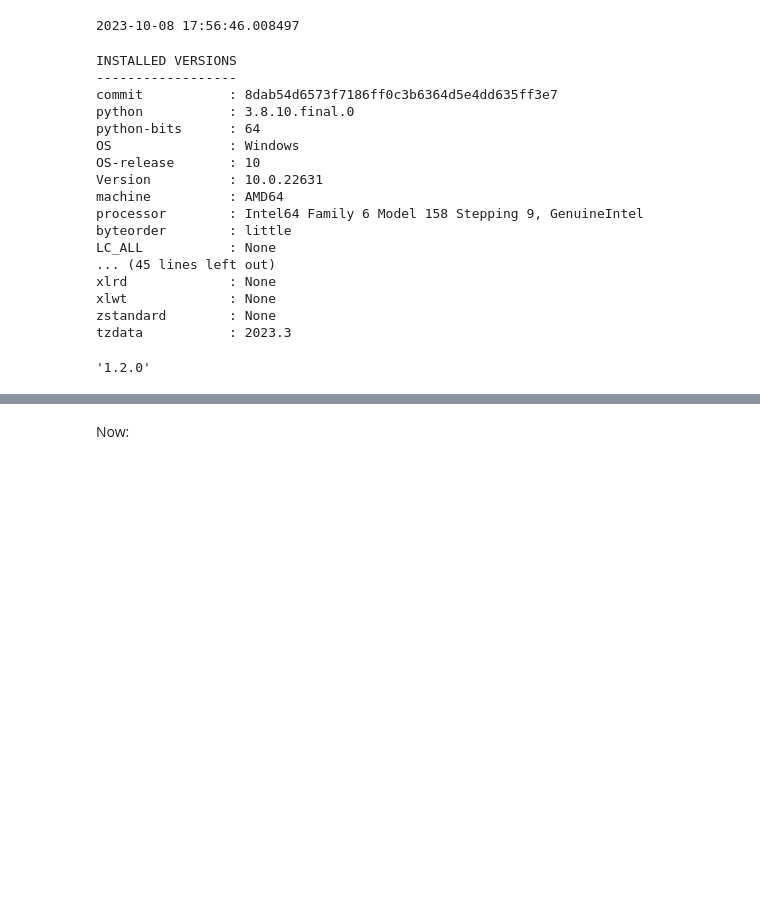
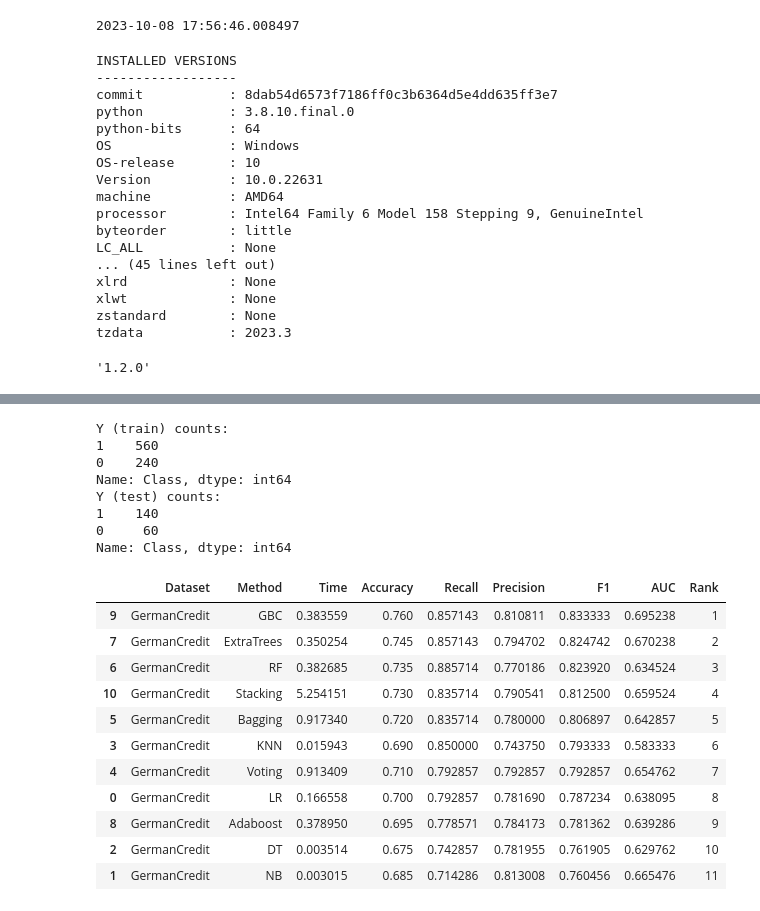
Before and after one commit to caojingw/ml_template, a Jupyter notebook: template.ipynb, the cells around one changed output, grey strips where cells are left out. Drawn from its saved outputs; the diff is of its cells as text; code cells hidden in the pictures; blank space fills up the shorter version.

```diff
--- a/template.ipynb
+++ b/template.ipynb
@@ -102,7 +89,7 @@ from sklearn.experimental import enable_hist_gradient_boosting  # noqa
 
 from sklearn.metrics import confusion_matrix, accuracy_score, f1_score, recall_score, precision_score, roc_auc_score
 
-import autosklearn.classification
+#import autosklearn.classification
 
 import time
 
@@ -139,15 +126,15 @@ def do_all_for_dataset(dataset_name, df, target_col, drop_cols=[]):
     rf = RandomForestClassifier(random_state=42, n_estimators=200)
     ada = AdaBoostClassifier(random_state=42, n_estimators=200)
 
-    scorer = autosklearn.metrics.make_scorer(
-        'f1_score',
-        sklearn.metrics.f1_score
-    )
-    automl = autosklearn.classification.AutoSklearnClassifier(
-          time_left_for_this_task=100, # run auto-sklearn for at most X secs
-          per_run_time_limit=15, # spend at most 60 sec for each model training
-          metric=scorer
-          )
+    # scorer = autosklearn.metrics.make_scorer(
+    #     'f1_score',
+    #     sklearn.metrics.f1_score
+    # )
+    # automl = autosklearn.classification.AutoSklearnClassifier(
+    #       time_left_for_this_task=100, # run auto-sklearn for at most X secs
+    #       per_run_time_limit=15, # spend at most 60 sec for each model training
+    #       metric=scorer
+    #       )
 
 
     est_list = [('DT', dt), ('LR', lr), ('NB', nb), ('RF', rf), ('ADA', ada)]
@@ -164,7 +151,7 @@ def do_all_for_dataset(dataset_name, df, target_col, drop_cols=[]):
         "Adaboost": ada,
         "GBC": GradientBoostingClassifier(random_state=42, n_estimators=200),
         "Stacking": StackingClassifier(estimators=est_list, final_estimator=LogisticRegression()),
-        "automl": automl,
+        #"automl": automl,
     }
 
     model_results = list()
@@ -203,8 +190,26 @@ def do_all_for_dataset(dataset_name, df, target_col, drop_cols=[]):
 # %%
 # German Credit Example
 df = pd.read_csv('https://raw.githubusercontent.com/stepthom/869_course/main/data/GermanCredit.csv')
 r = do_all_for_dataset('GermanCredit', df, target_col='Class', drop_cols=[])
-results.append(r)
 r
+# %% [output]
+Y (train) counts:
+1    560
+0    240
+Name: Class, dtype: int64
+Y (test) counts:
+1    140
+0     60
+Name: Class, dtype: int64
+|  | Dataset | Method | Time | Accuracy | Recall | Precision | F1 | AUC | Rank |
+| 9 | GermanCredit | GBC | 0.383559 | 0.760 | 0.857143 | 0.810811 | 0.833333 | 0.695238 | 1 |
+| 7 | GermanCredit | ExtraTrees | 0.350254 | 0.745 | 0.857143 | 0.794702 | 0.824742 | 0.670238 | 2 |
+| 6 | GermanCredit | RF | 0.382685 | 0.735 | 0.885714 | 0.770186 | 0.823920 | 0.634524 | 3 |
+| 10 | GermanCredit | Stacking | 5.254151 | 0.730 | 0.835714 | 0.790541 | 0.812500 | 0.659524 | 4 |
+| 5 | GermanCredit | Bagging | 0.917340 | 0.720 | 0.835714 | 0.780000 | 0.806897 | 0.642857 | 5 |
+| 3 | GermanCredit | KNN | 0.015943 | 0.690 | 0.850000 | 0.743750 | 0.793333 | 0.583333 | 6 |
+| 4 | GermanCredit | Voting | 0.913409 | 0.710 | 0.792857 | 0.792857 | 0.792857 | 0.654762 | 7 |
+| 0 | GermanCredit | LR | 0.166558 | 0.700 | 0.792857 | 0.781690 | 0.787234 | 0.638095 | 8 |
+| 8 | GermanCredit | Adaboost | 0.378950 | 0.695 | 0.778571 | 0.784173 | 0.781362 | 0.639286 | 9 |
+| 2 | GermanCredit | DT | 0.003514 | 0.675 | 0.742857 | 0.781955 | 0.761905 | 0.629762 | 10 |
+| 1 | GermanCredit | NB | 0.003015 | 0.685 | 0.714286 | 0.813008 | 0.760456 | 0.665476 | 11 |
-# %% [markdown]
-Now:
```
Also changed, not shown: parts of 8 cells of this notebook.
